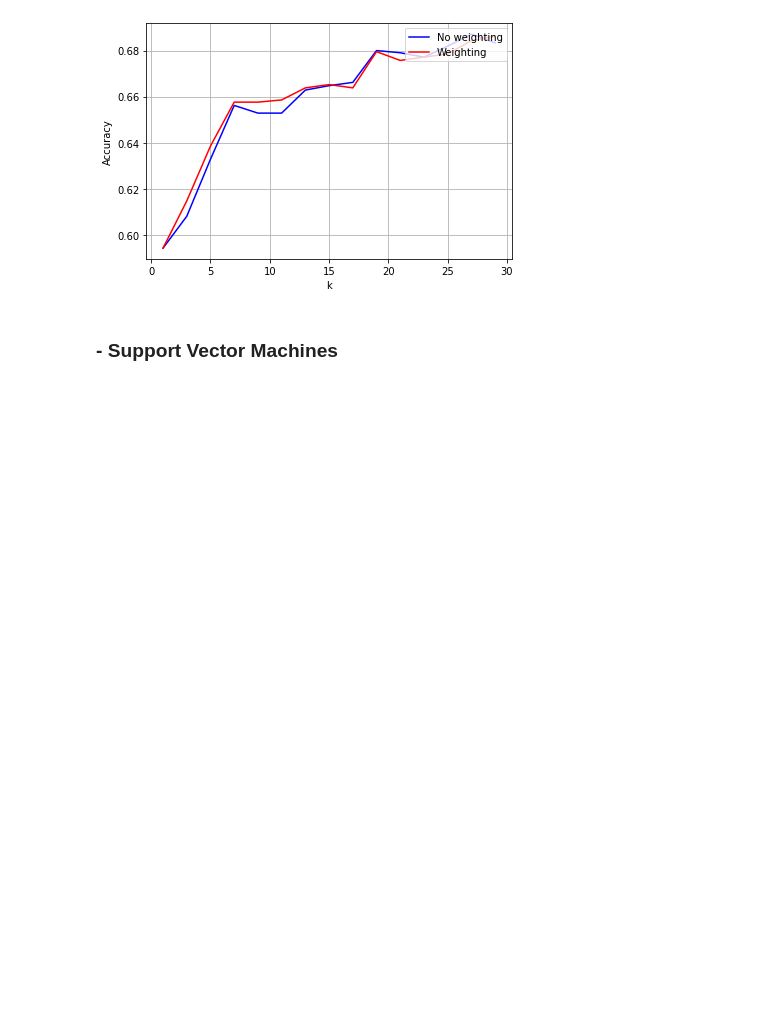
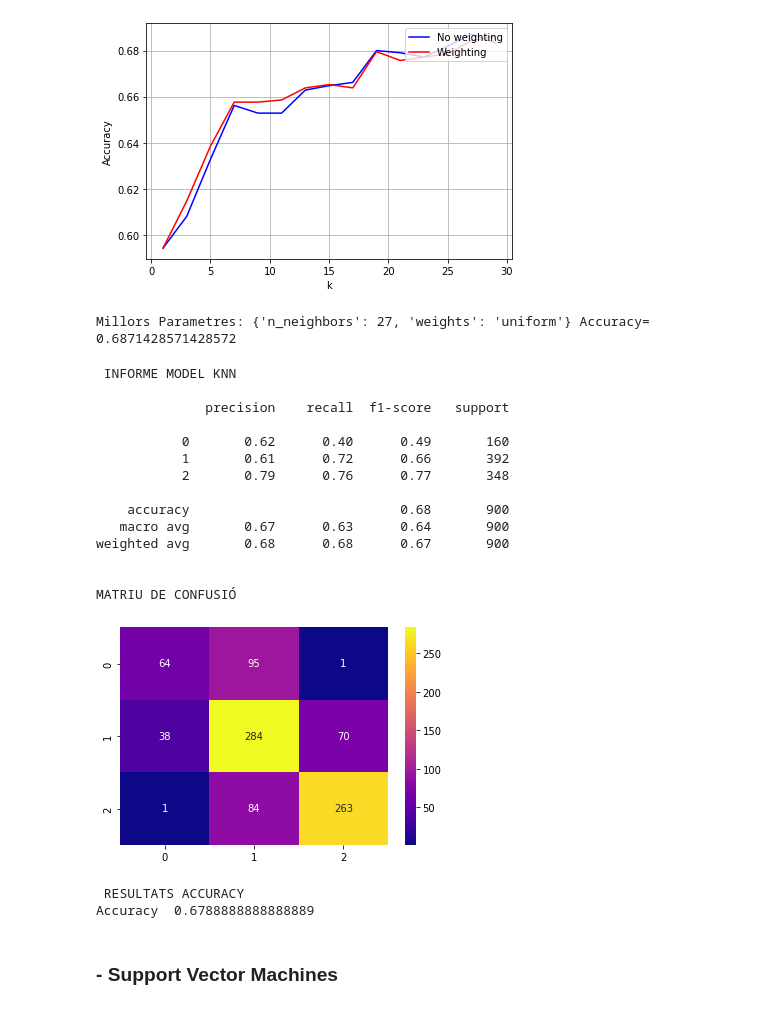
Before and after one commit to PauRF03/practica-MIDA, a Jupyter notebook: Prediccio_edats.ipynb, the cells around one changed output. Cells and saved outputs as stored; diff of their text form; code cells hidden in the pictures; blank space fills up the shorter version.

```diff
--- a/Prediccio_edats.ipynb
+++ b/Prediccio_edats.ipynb
@@ -758,6 +712,54 @@ plt.tight_layout()
 plt.show()
 # %% [output]
 [figure]
+# %%
+params = {'n_neighbors':list(range(1,30,2)), 'weights':('distance','uniform')}
+knc = nb.KNeighborsClassifier()
+clf = GridSearchCV(knc, param_grid=params,cv=10,n_jobs=-1)
+clf.fit(X_train, y_train)
+
+print("Millors Parametres:",clf.best_params_, "Accuracy=", clf.best_score_)
+# %% [output]
+Millors Parametres: {'n_neighbors': 27, 'weights': 'uniform'} Accuracy= 0.6871428571428572
+# %%
+
+parval=clf.best_params_ #millors parametres calculats
+knc = nb.KNeighborsClassifier(n_neighbors=parval['n_neighbors'],weights=parval['weights'])
+knc.fit(X_train, y_train)
+
+#Fer Prediccions de les dades
+pred=knc.predict(X_test)
+
+print('\n INFORME MODEL KNN \n')
+print(classification_report(y_test, pred))
+
+#matriu de confusió
+cm = confusion_matrix(y_test, pred)
+print("\nMATRIU DE CONFUSIÓ ")
+plt.figure(figsize=(6, 4))
+sns.heatmap(cm, annot=True, fmt="d", cmap="plasma")
+plt.show()
+
+print("\n RESULTATS ACCURACY")
+print("Accuracy ",accuracy_score(y_test, pred))
+# %% [output]
+ INFORME MODEL KNN
+
+              precision    recall  f1-score   support
+
+           0       0.62      0.40      0.49       160
+           1       0.61      0.72      0.66       392
+           2       0.79      0.76      0.77       348
+
+    accuracy                           0.68       900
+   macro avg       0.67      0.63      0.64       900
+weighted avg       0.68      0.68      0.67       900
+
+
+MATRIU DE CONFUSIÓ
+[figure, added]
+ RESULTATS ACCURACY
+Accuracy  0.6788888888888889
 # %% [markdown]
 ### - Support Vector Machines
 # %%
```
Also changed, not shown: parts of 15 cells of this notebook.
